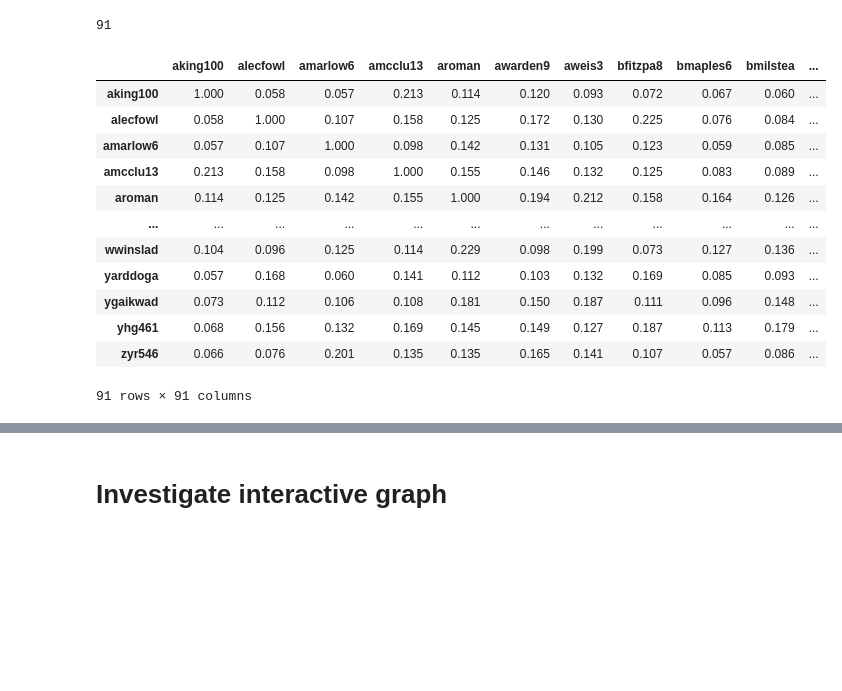
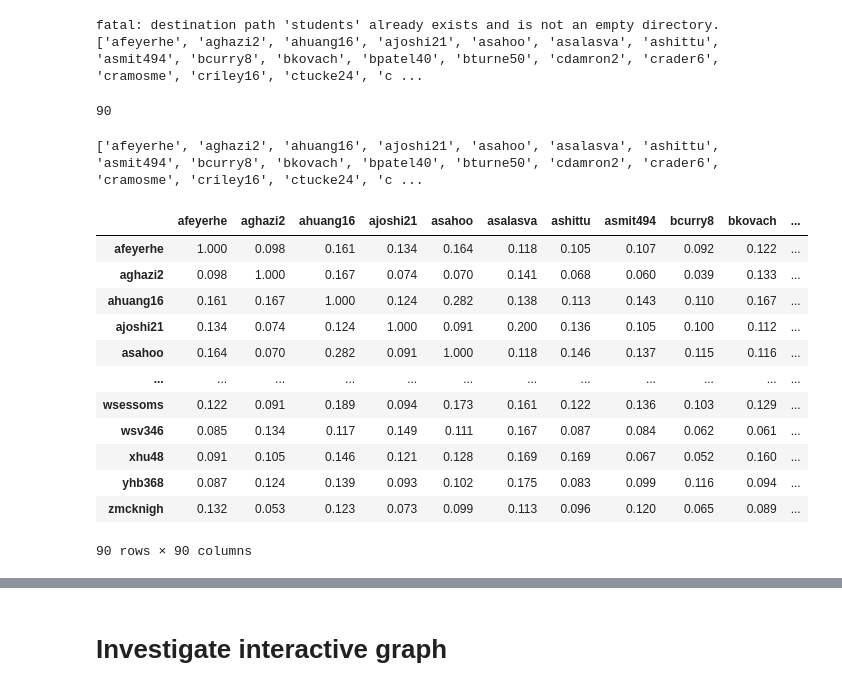
Before and after one commit to fdac25/students, a Jupyter notebook: TeamingAnalysis.ipynb, the cells around one changed output, grey strips where cells are left out. Drawn from its saved outputs; the diff is of its cells as text; code cells hidden in the pictures; blank space fills up the shorter version.

```diff
--- a/TeamingAnalysis.ipynb
+++ b/TeamingAnalysis.ipynb
@@ -1,8 +3,9 @@
 # %%
 import IPython
 import os
-os.system("ls [a-z]*.md | grep -Ev 'audris' | sed 's/\.md$//'| sort -u >ids.txt")
-with open('ids.txt') as f:
+!git clone https://github.com/fdac25/students
+!cd students; ls [a-z]*.md | grep -Ev 'audris' | sed 's/.md$//'| sort -u > ids.txt
+with open('students/ids.txt') as f:
     files = [ x.strip('\n') for x in f.readlines() ]
 print (files)
 
@@ -10,56 +13,62 @@ print (files)
 flab = files
 len(files)
 # %% [output]
-91
+fatal: destination path 'students' already exists and is not an empty directory.
+['afeyerhe', 'aghazi2', 'ahuang16', 'ajoshi21', 'asahoo', 'asalasva', 'ashittu', 'asmit494', 'bcurry8', 'bkovach', 'bpatel40', 'bturne50', 'cdamron2', 'crader6', 'cramosme', 'criley16', 'ctucke24', 'c ...
+90
+# %%
+print (files)
+# %% [output]
+['afeyerhe', 'aghazi2', 'ahuang16', 'ajoshi21', 'asahoo', 'asalasva', 'ashittu', 'asmit494', 'bcurry8', 'bkovach', 'bpatel40', 'bturne50', 'cdamron2', 'crader6', 'cramosme', 'criley16', 'ctucke24', 'c ...
 # %%
 import pandas as pd
 from collections import Counter
 from sklearn.feature_extraction.text import TfidfVectorizer
 documents = []
-
+i=0
 text = ""
 for f in files:
-  a = open (f+".md")
+  a = open ("students/"+f+".md")
   line = a.read().lower()
-  if ('ghid:' not in line) and ('hfid' not in line):
-    documents .append(line)
-    text = text + " " + line
+  documents .append(line)
+  i+=1
+  text = text + " " + line
 
 #Do tf.idf magic
 tfidf = TfidfVectorizer().fit_transform(documents)
 # no need to normalize, since Vectorizer will return normalized tf-idf
 # we may want to see these, e.g., analyze in R
-pd .DataFrame.from_records(tfidf.A).to_csv('tfidf.csv')
+pd .DataFrame.from_records(tfidf.toarray()).to_csv('students/tfidf.csv')
 # %%
 # Lets see the similarity matrix
 # first create labels
 idx = {}
 for i in range(len(files)):
     idx[i] = files [i]
 
 # Multiply the tfidf matrix to get all pairwise distances
-df = pd. DataFrame.from_records((tfidf * tfidf.T).A,columns=files)
+df = pd. DataFrame.from_records((tfidf * tfidf.T).toarray(),columns=files)
 
 #do pretty printing
 pd.options.display.float_format = '{:20,.3f}'.format
 df = df.rename(index=idx)
 #Output to a file in case we want to look at it separately
 df.to_csv("dist.csv")
 df
 # %% [output]
-|  | aking100 | alecfowl | amarlow6 | amcclu13 | aroman | awarden9 | aweis3 | bfitzpa8 | bmaples6 | bmilstea | ... |
-| aking100 | 1.000 | 0.058 | 0.057 | 0.213 | 0.114 | 0.120 | 0.093 | 0.072 | 0.067 | 0.060 | ... |
-| alecfowl | 0.058 | 1.000 | 0.107 | 0.158 | 0.125 | 0.172 | 0.130 | 0.225 | 0.076 | 0.084 | ... |
-| amarlow6 | 0.057 | 0.107 | 1.000 | 0.098 | 0.142 | 0.131 | 0.105 | 0.123 | 0.059 | 0.085 | ... |
-| amcclu13 | 0.213 | 0.158 | 0.098 | 1.000 | 0.155 | 0.146 | 0.132 | 0.125 | 0.083 | 0.089 | ... |
-| aroman | 0.114 | 0.125 | 0.142 | 0.155 | 1.000 | 0.194 | 0.212 | 0.158 | 0.164 | 0.126 | ... |
+|  | afeyerhe | aghazi2 | ahuang16 | ajoshi21 | asahoo | asalasva | ashittu | asmit494 | bcurry8 | bkovach | ... |
+| afeyerhe | 1.000 | 0.098 | 0.161 | 0.134 | 0.164 | 0.118 | 0.105 | 0.107 | 0.092 | 0.122 | ... |
+| aghazi2 | 0.098 | 1.000 | 0.167 | 0.074 | 0.070 | 0.141 | 0.068 | 0.060 | 0.039 | 0.133 | ... |
+| ahuang16 | 0.161 | 0.167 | 1.000 | 0.124 | 0.282 | 0.138 | 0.113 | 0.143 | 0.110 | 0.167 | ... |
+| ajoshi21 | 0.134 | 0.074 | 0.124 | 1.000 | 0.091 | 0.200 | 0.136 | 0.105 | 0.100 | 0.112 | ... |
+| asahoo | 0.164 | 0.070 | 0.282 | 0.091 | 1.000 | 0.118 | 0.146 | 0.137 | 0.115 | 0.116 | ... |
 | ... | ... | ... | ... | ... | ... | ... | ... | ... | ... | ... | ... |
-| wwinslad | 0.104 | 0.096 | 0.125 | 0.114 | 0.229 | 0.098 | 0.199 | 0.073 | 0.127 | 0.136 | ... |
-| yarddoga | 0.057 | 0.168 | 0.060 | 0.141 | 0.112 | 0.103 | 0.132 | 0.169 | 0.085 | 0.093 | ... |
-| ygaikwad | 0.073 | 0.112 | 0.106 | 0.108 | 0.181 | 0.150 | 0.187 | 0.111 | 0.096 | 0.148 | ... |
-| yhg461 | 0.068 | 0.156 | 0.132 | 0.169 | 0.145 | 0.149 | 0.127 | 0.187 | 0.113 | 0.179 | ... |
-| zyr546 | 0.066 | 0.076 | 0.201 | 0.135 | 0.135 | 0.165 | 0.141 | 0.107 | 0.057 | 0.086 | ... |
+| wsessoms | 0.122 | 0.091 | 0.189 | 0.094 | 0.173 | 0.161 | 0.122 | 0.136 | 0.103 | 0.129 | ... |
+| wsv346 | 0.085 | 0.134 | 0.117 | 0.149 | 0.111 | 0.167 | 0.087 | 0.084 | 0.062 | 0.061 | ... |
+| xhu48 | 0.091 | 0.105 | 0.146 | 0.121 | 0.128 | 0.169 | 0.169 | 0.067 | 0.052 | 0.160 | ... |
+| yhb368 | 0.087 | 0.124 | 0.139 | 0.093 | 0.102 | 0.175 | 0.083 | 0.099 | 0.116 | 0.094 | ... |
+| zmcknigh | 0.132 | 0.053 | 0.123 | 0.073 | 0.099 | 0.113 | 0.096 | 0.120 | 0.065 | 0.089 | ... |
-91 rows × 91 columns
+90 rows × 90 columns
 # %%
 from scipy.cluster.hierarchy import linkage, ward, dendrogram
 from scipy.spatial.distance import pdist
```
Also changed, not shown: parts of 5 cells of this notebook.
